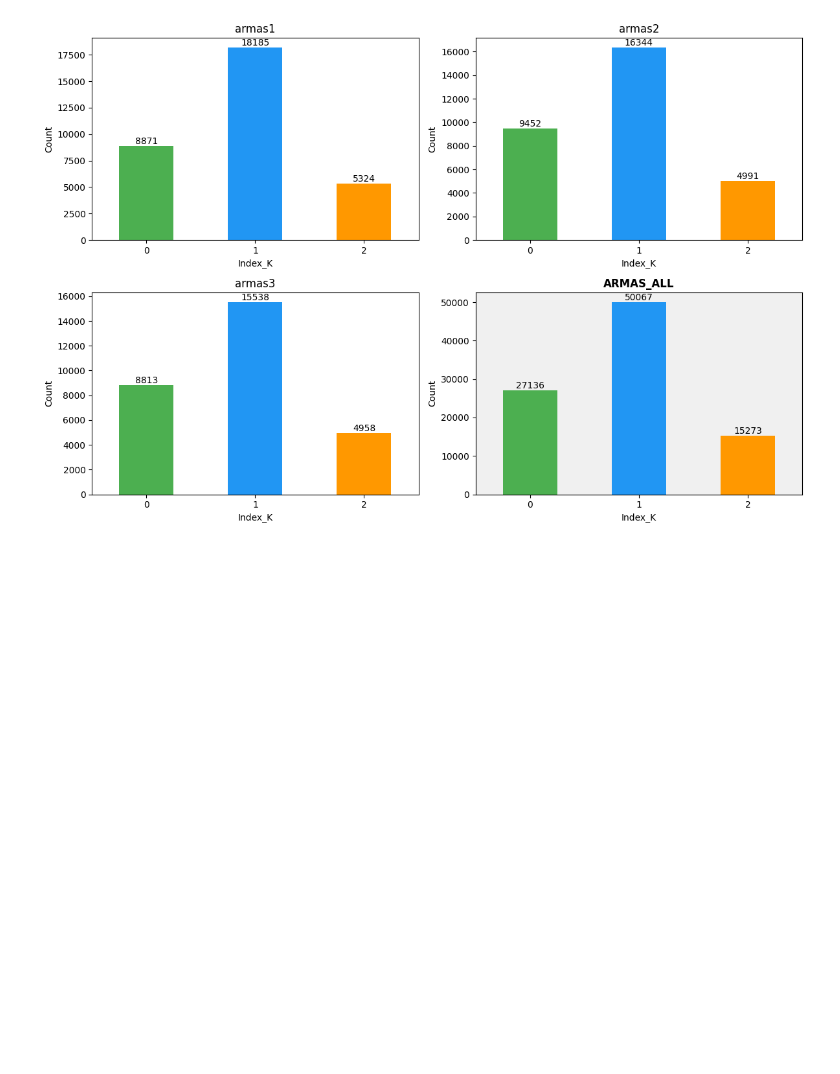
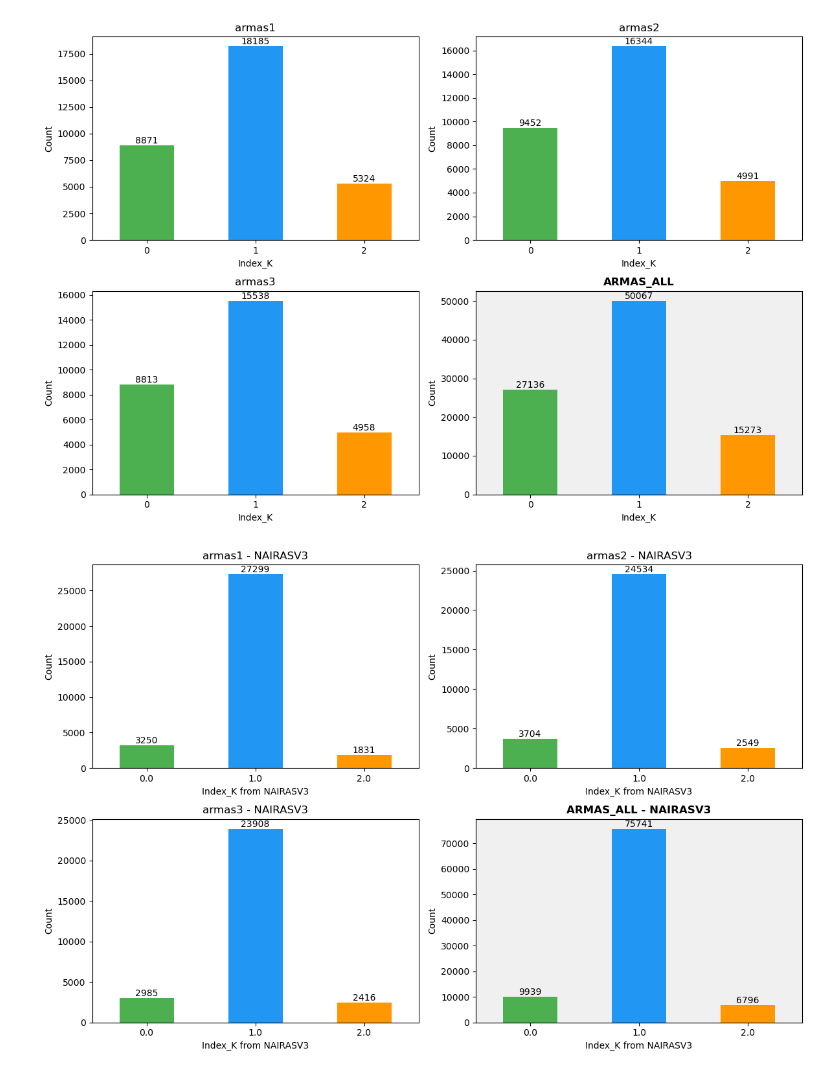
Before and after one commit to thesanjibkc/Project_ML_class, a Jupyter notebook: Notebooks/01_inspect_armas.ipynb, the cells around one changed output. Saved outputs shown, nothing was run; the diff lists cells and outputs as text; code cells hidden in the pictures; blank space fills up the shorter version.

```diff
--- a/Notebooks/01_inspect_armas.ipynb
+++ b/Notebooks/01_inspect_armas.ipynb
@@ -272,6 +272,84 @@ plt.tight_layout()
 plt.show()
 # %% [output]
 [figure]
+# %%
+import numpy as np
+
+def add_nairas_index(df, col_name):
+    conditions = [
+        (df[col_name] >= 0) & (df[col_name] < 5),
+        (df[col_name] >= 5) & (df[col_name] < 15),
+        (df[col_name] >= 15) & (df[col_name] <= 45)
+    ]
+
+    df[f'Index_K_{col_name}'] = np.select(conditions, [0, 1, 2], default=np.nan)
+
+    return df
+# %%
+for df in [armas1, armas2, armas3, armas_all]:
+    add_nairas_index(df, 'NAIRASV3')
+    add_nairas_index(df, 'NAIRASV3')
+# %%
+
+
+# STEP 1: Create subplot grid (2x2)
+fig, axes = plt.subplots(2, 2, figsize=(12, 8))
+
+# STEP 2: Define colors for bins
+colors = ['#4CAF50', '#2196F3', '#FF9800']
+
+# STEP 3: Store datasets with names
+dfs = [
+    ('armas1', armas1),
+    ('armas2', armas2),
+    ('armas3', armas3),
+    ('armas_all', armas_all)
+]
+
+# STEP 4: Flatten axes
+axes = axes.flatten()
+
+# STEP 5: Loop and plot
+for i, (name, df) in enumerate(dfs):
+
+    # Count values from NAIRAS-based index
+    counts = df['Index_K_NAIRASV3'].value_counts().sort_index()
+
+    # Plot bar chart
+    counts.plot(
+        kind='bar',
+        ax=axes[i],
+        color=colors
+    )
+
+    # Special styling for armas_all
+    if name == 'armas_all':
+        axes[i].set_title(name.upper() + ' - NAIRASV3', fontsize=12, fontweight='bold')
+        axes[i].set_facecolor('#f0f0f0')
+    else:
+        axes[i].set_title(name + ' - NAIRASV3')
+
+    # Labels
+    axes[i].set_xlabel('Index_K from NAIRASV3')
+    axes[i].set_ylabel('Count')
+    axes[i].tick_params(axis='x', rotation=0)
+
+    # Add values on top of bars
+    for j, value in enumerate(counts):
+        axes[i].text(
+            j, value,
+            str(value),
+            ha='center',
+            va='bottom'
+        )
+
+# STEP 6: Adjust layout
+plt.tight_layout()
+
+# STEP 7: Show plot
+plt.show()
+# %% [output]
+[figure, added]
 # %%
 armas1.to_csv(r'D:\Project_ML_class\data\processed\armas1_processed.csv', index=False)
 armas2.to_csv(r'D:\Project_ML_class\data\processed\armas2_processed.csv', index=False)
```
Also changed, not shown: parts of 3 cells of this notebook, 1 other file.
